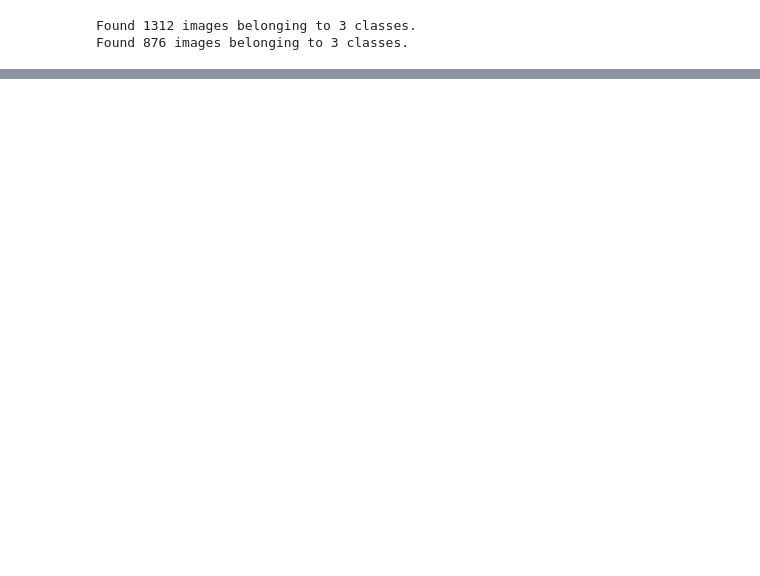
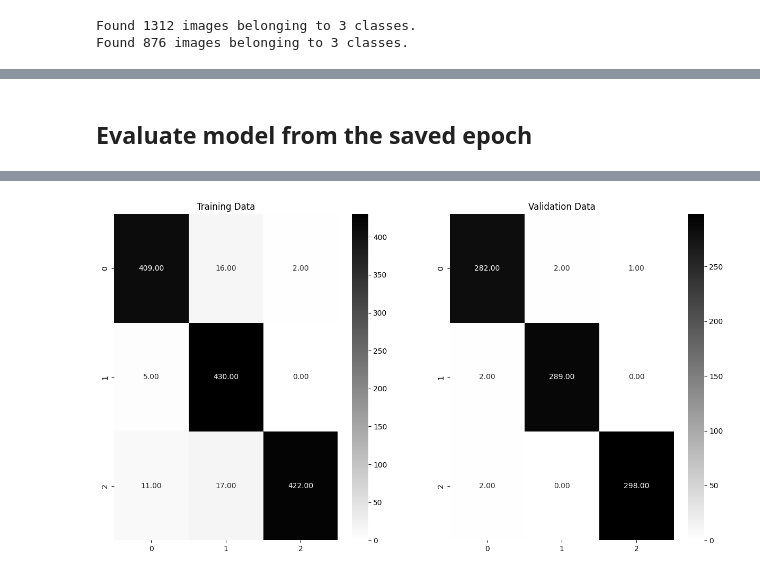
Before and after one commit to imandreans/Rock-Paper-Scissors-Prediction, a Jupyter notebook: modeling.ipynb, the cells around one changed output, grey strips where cells are left out. Drawn from its saved outputs; the diff is of its cells as text; code cells hidden in the pictures; blank space fills up the shorter version.

```diff
--- a/modeling.ipynb
+++ b/modeling.ipynb
@@ -229,0 +279,9 @@ sns.heatmap(train_cm, annot = True, fmt= '.2f', cmap='binary')
+# %% [markdown]
+## Evaluate model from the saved epoch
+# %%
+#Load saved model with highest validation accuracy
+saved_model = tf.keras.models.load_model('/content/model-14-0.9920.hdf5')
+# %%
+#evaluate saved model with confusion matrix
+evaluate_with_confusion_matrix(saved_model)
+# %% [output]
@@ -229,0 +290 @@ sns.heatmap(train_cm, annot = True, fmt= '.2f', cmap='binary')
+[figure, added]
```
Also changed, not shown: parts of 33 cells of this notebook, 5 other files.
